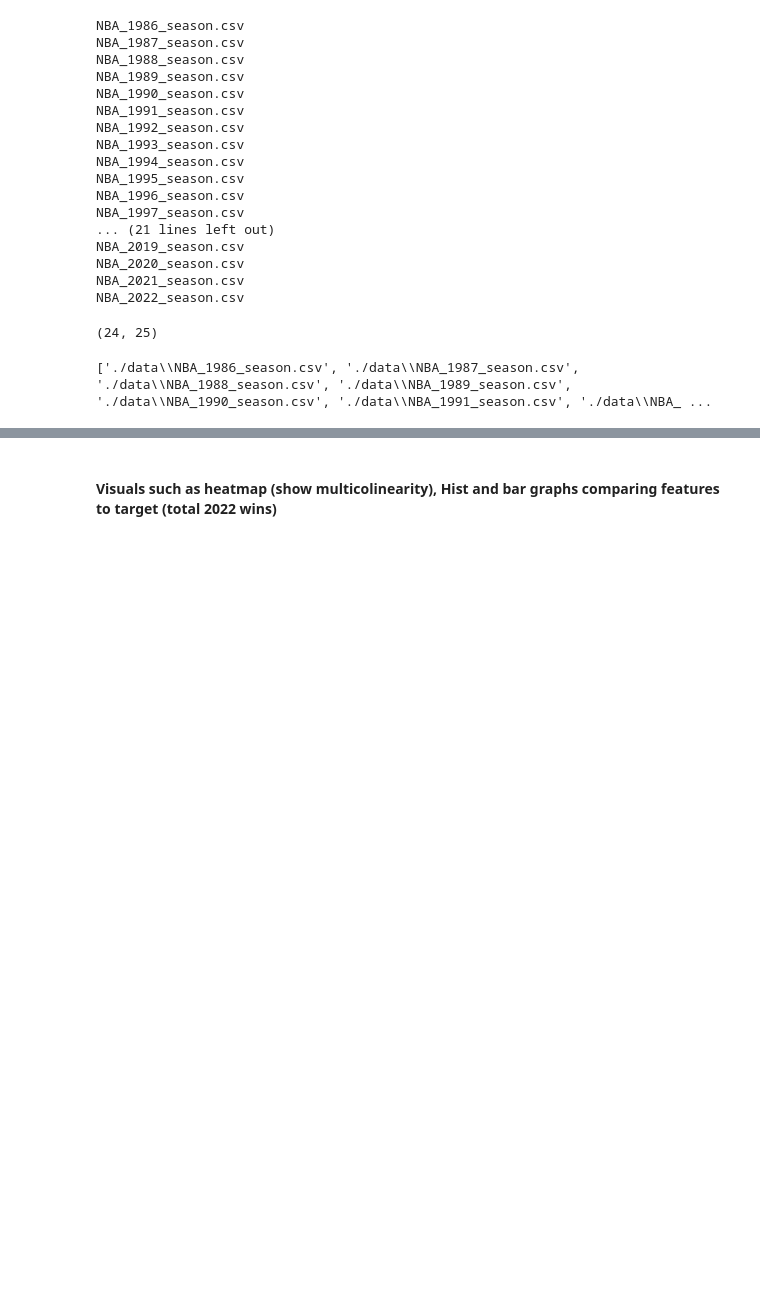
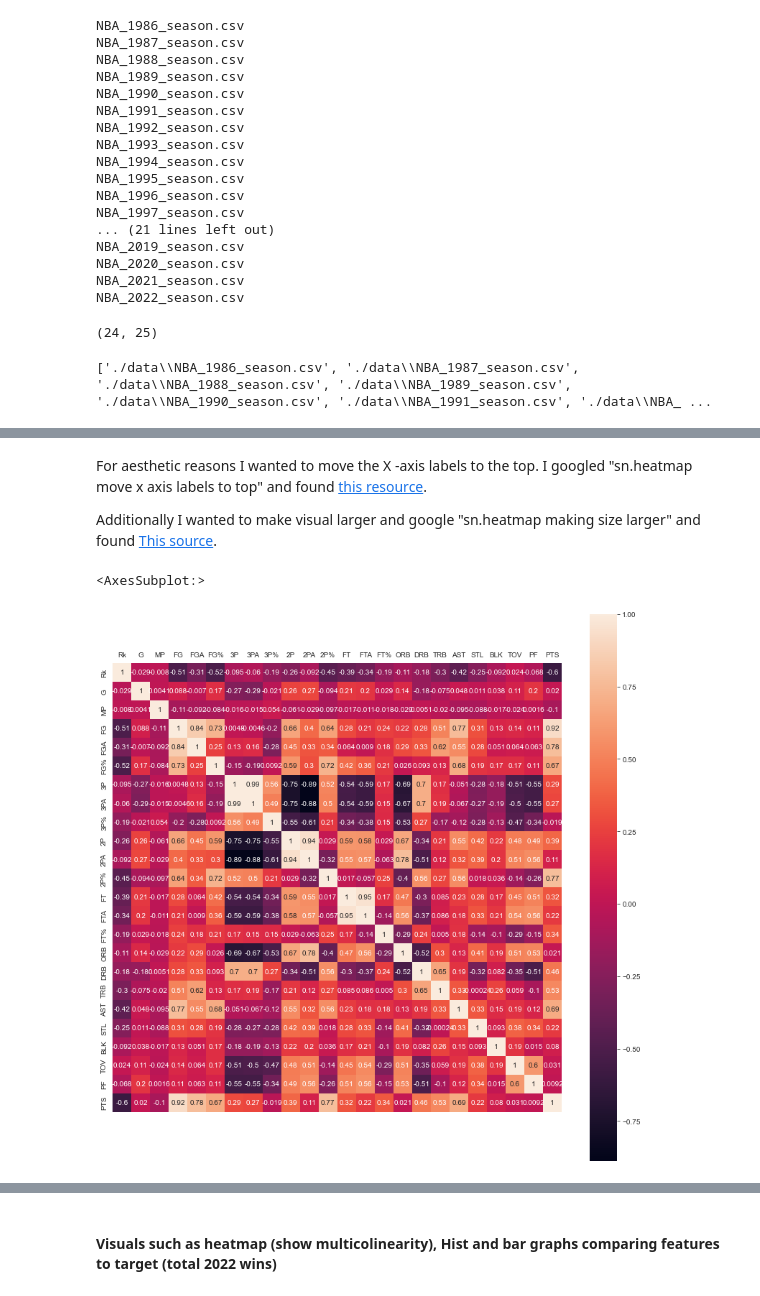
Before and after one commit to HarperJ102986/NBA_Season_Wins, a Jupyter notebook: NBA_Season_Wins.ipynb, the cells around one changed output, grey strips where cells are left out. Cells and saved outputs as stored; diff of their text form; code cells hidden in the pictures; blank space fills up the shorter version.

Commit message:
Heatmap

```diff
--- a/NBA_Season_Wins.ipynb
+++ b/NBA_Season_Wins.ipynb
@@ -80,3 +127,6 @@ frame = pd.concat(li, axis=0, ignore_index=True)
+# %%
+#dropped all columns with null values
+frame.dropna(inplace=True)
 # %%
 frame.shape
 # %% [output]
@@ -105,0 +147,19 @@ pd.concat([df1986, df1987], ignore_index=False)
+# %%
+#import the libaries
+import pandas as pd
+import matplotlib.pyplot as plt
+import seaborn as sns
+import numpy as np
+%matplotlib inline
+
+from statsmodels.formula.api import ols
+import statsmodels.api as sm
+from sklearn.linear_model import LinearRegression
+from statsmodels.stats.outliers_influence import variance_inflation_factor
+from sklearn.metrics import r2_score
+from sklearn.metrics import mean_squared_error
+from sklearn.metrics import mean_absolute_error
+from sklearn.preprocessing import StandardScaler
+from sklearn.model_selection import train_test_split
+sns.set_style('darkgrid')
+import plotly.express as px
@@ -105,0 +172,21 @@ pd.concat([df1986, df1987], ignore_index=False)
+# %% [markdown]
+For aesthetic reasons I wanted to move the X -axis labels to the top. I googled "sn.heatmap move x axis labels to top" and found [this resource](https://stackoverflow.com/questions/51759859/how-to-move-labels-from-bottom-to-top-without-adding-ticks).
+
+Additionally I wanted to make visual larger and google "sn.heatmap making size larger" and found [This source](https://stackoverflow.com/questions/38913965/make-the-size-of-a-heatmap-bigger-with-seaborn).
+# %%
+# This adjust figure size
+plt.figure(figsize = (14,14))
+
+# This moves X axis labels to the top
+plt.tick_params(axis='both', which='major', labelsize=10, labelbottom = False, bottom=False, top = False, labeltop=True)
+
+# This code generates visual
+corr = frame.corr()
+sn.heatmap(corr, square=True, annot = True)
+
+
+
+#ax = sns.heatmap(df1.iloc[:, 1:6:], annot=True, linewidths=.5)
+# %% [output]
+<AxesSubplot:>
+[figure, added]
```
Also changed, not shown: parts of 11 cells of this notebook, 1 other file.
